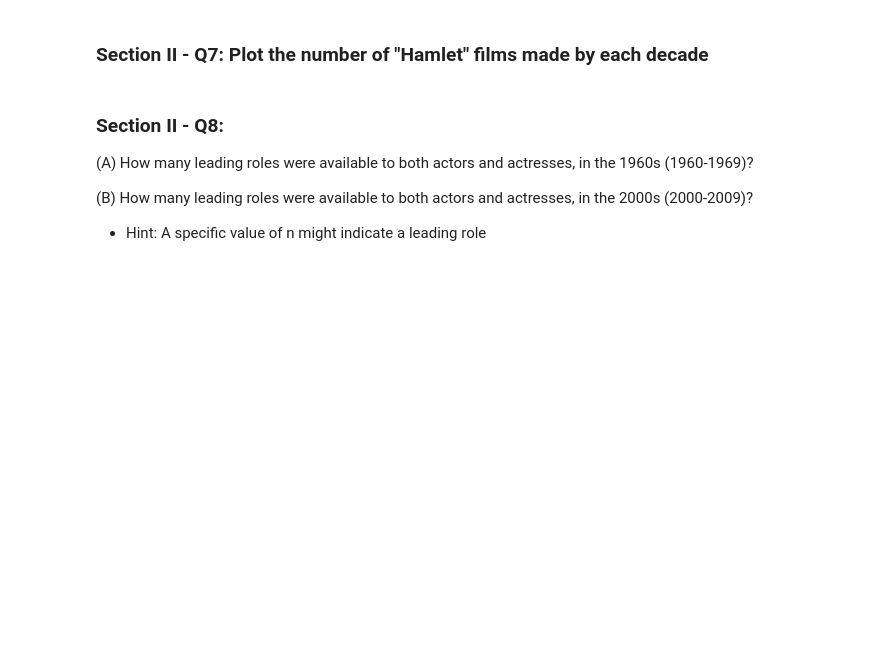
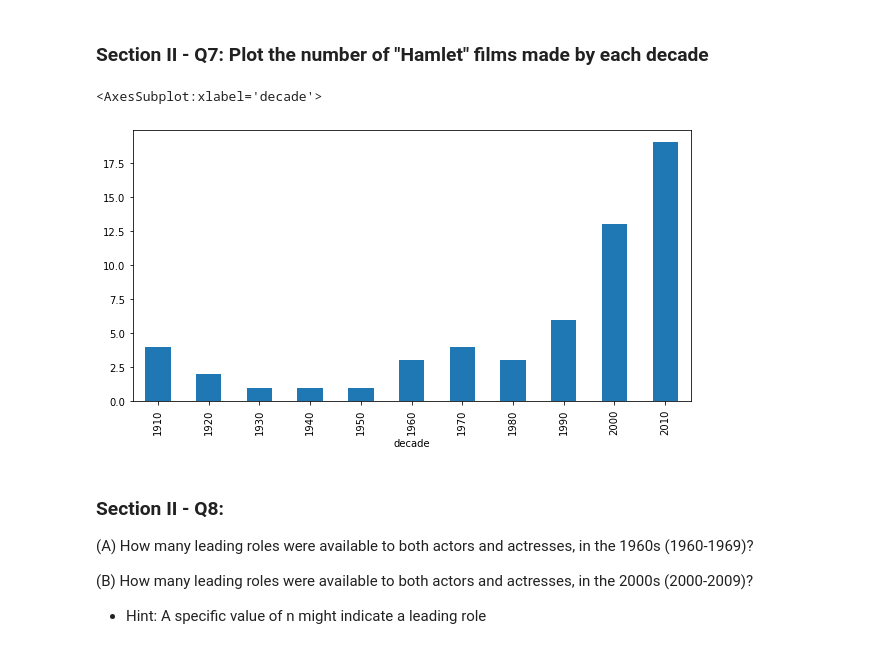
Before and after one commit to ZhanyangZhuSD/UCSD_ML, a Jupyter notebook: Mini_Project_Data_Wrangling_Pandas.ipynb, the cells around one changed output. Cells and saved outputs as stored; diff of their text form; code cells hidden in the pictures; blank space fills up the shorter version.

```diff
--- a/Mini_Project_Data_Wrangling_Pandas.ipynb
+++ b/Mini_Project_Data_Wrangling_Pandas.ipynb
@@ -423,5 +543,10 @@ pandas.core.series.Series
 # %% [markdown]
 ### Section II - Q7: Plot the number of "Hamlet" films made by each decade
+# %%
+movies[movies.title.str.contains('Hamlet')].groupby('decade')['year'].count().plot(kind='bar')
+# %% [output]
+<AxesSubplot:xlabel='decade'>
+[figure, added]
 # %% [markdown]
 ### Section II - Q8:
 
```
Also changed, not shown: parts of 22 cells of this notebook.
